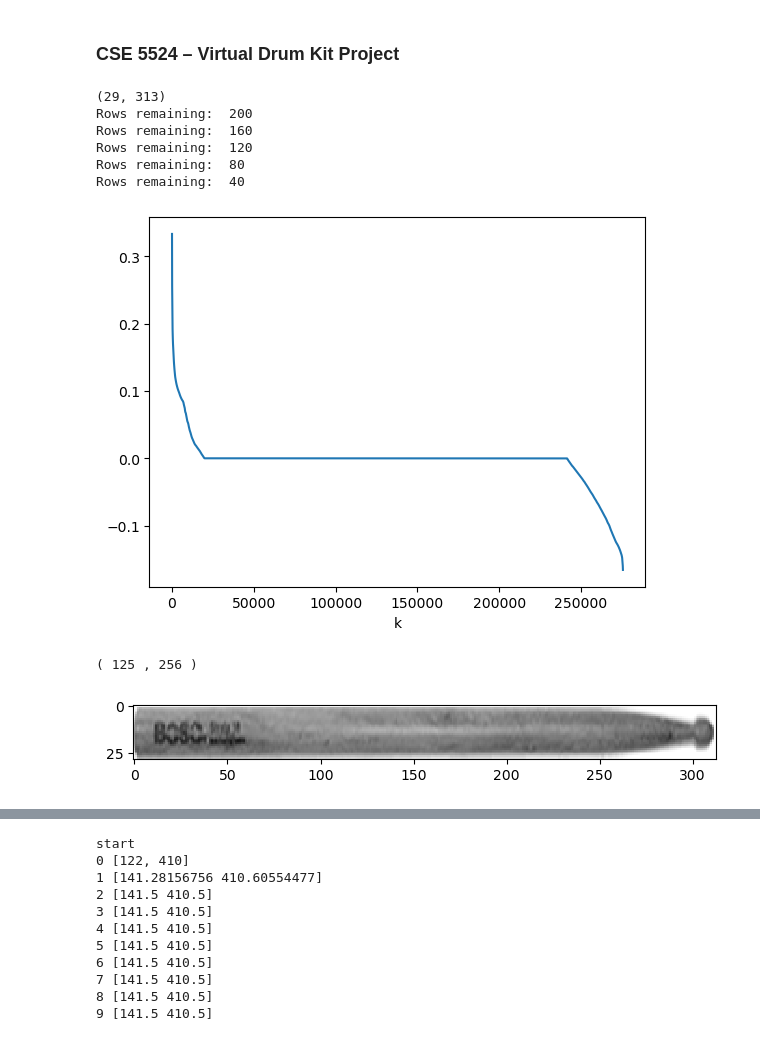
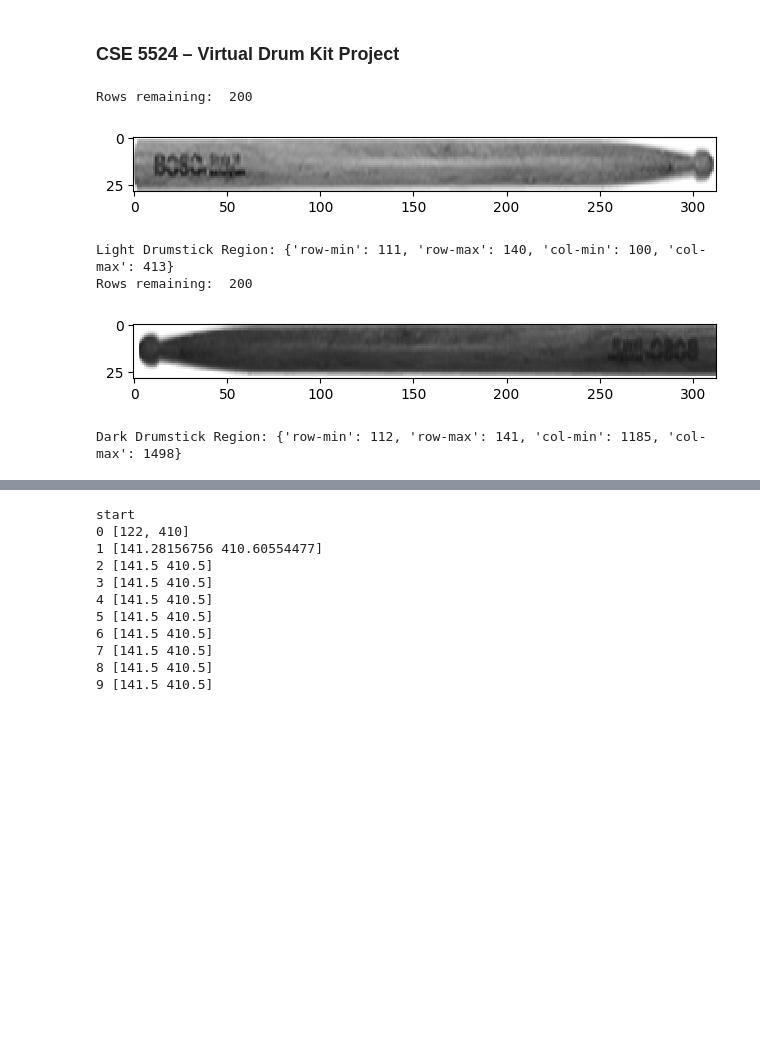
Before and after one commit to jessie-kong/Virtual-Drum-Kit, a Jupyter notebook: main.ipynb, the cells around one changed output, grey strips where cells are left out. Drawn from its saved outputs; the diff is of its cells as text; code cells hidden in the pictures; blank space fills up the shorter version.

```diff
--- a/main.ipynb
+++ b/main.ipynb
@@ -86,26 +99,19 @@ def ncc(search, template):
 # %%
 # Load in templates for light and dark drumsticks
 template_light = skimage.color.rgb2gray(io.imread('original_images/drumstick_light.png')[:, :, :3])
 template_dark = skimage.color.rgb2gray(io.imread('original_images/drumstick_dark.png')[:, :, :3])
 
-# Calculate number of rows above and columns left of patch center
-t_rows, t_cols = template_light.shape
-row_offset = t_rows // 2
-col_offset = t_cols // 2
+# Perform NCC template matching for light drumstick
+light_coords = ncc(images[0], template_light, top=True)
+print('Light Drumstick Region:', light_coords)
 
-# Perform NCC template matching for light drumstick
-light_r, light_c = ncc(images[0], template_light)
-print('(', light_r, ',', light_c, ')')
-
-light_patch_im = images[0][light_r-row_offset:light_r+row_offset+1, light_c-col_offset:light_c+col_offset+1]
-display(light_patch_im)
+# Perform NCC template matching for dark drumstick
+dark_coords = ncc(images[0], template_dark, top=True)
+print('Dark Drumstick Region:', dark_coords)
 # %% [output]
-(29, 313)
 Rows remaining:  200
-Rows remaining:  160
-Rows remaining:  120
-Rows remaining:  80
-Rows remaining:  40
-[figure, old version]
+[figure, new version]
-( 125 , 256 )
+Light Drumstick Region: {'row-min': 111, 'row-max': 140, 'col-min': 100, 'col-max': 413}
+Rows remaining:  200
-[figure, old version]
+[figure, new version]
+Dark Drumstick Region: {'row-min': 112, 'row-max': 141, 'col-min': 1185, 'col-max': 1498}
```
Also changed, not shown: parts of 18 cells of this notebook, 4 other files.
